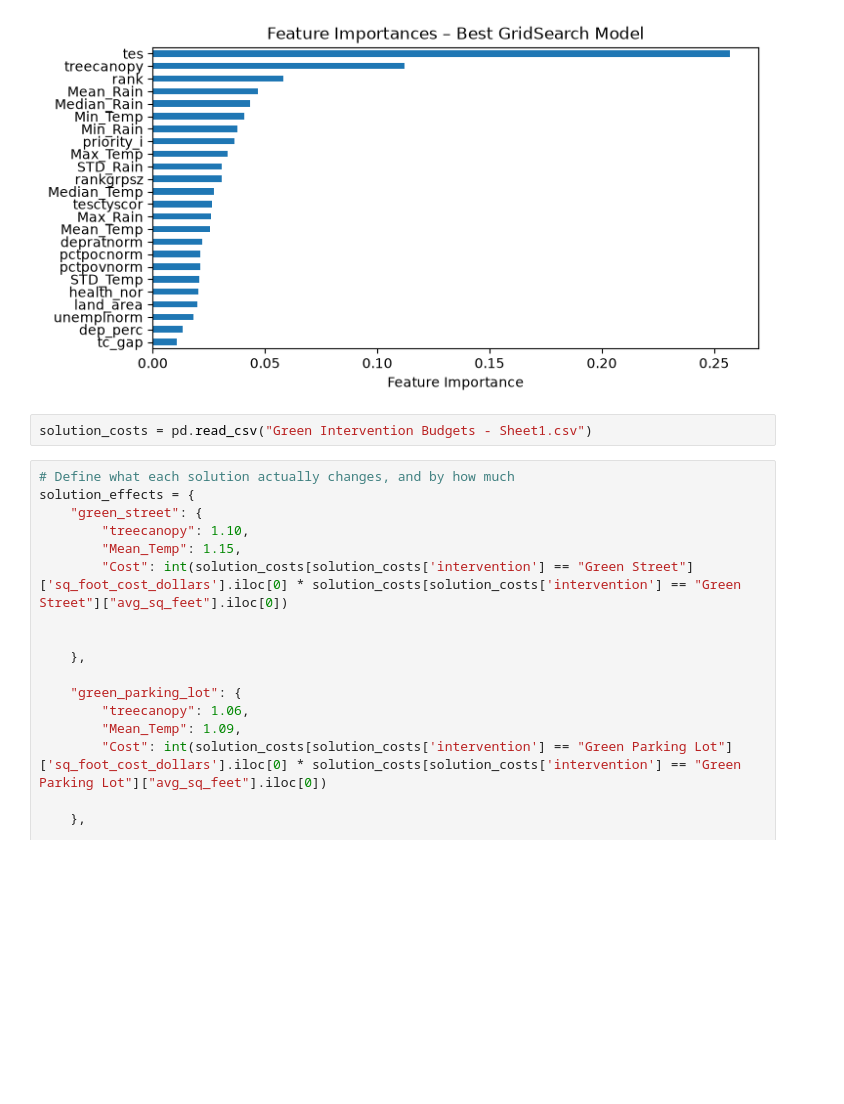
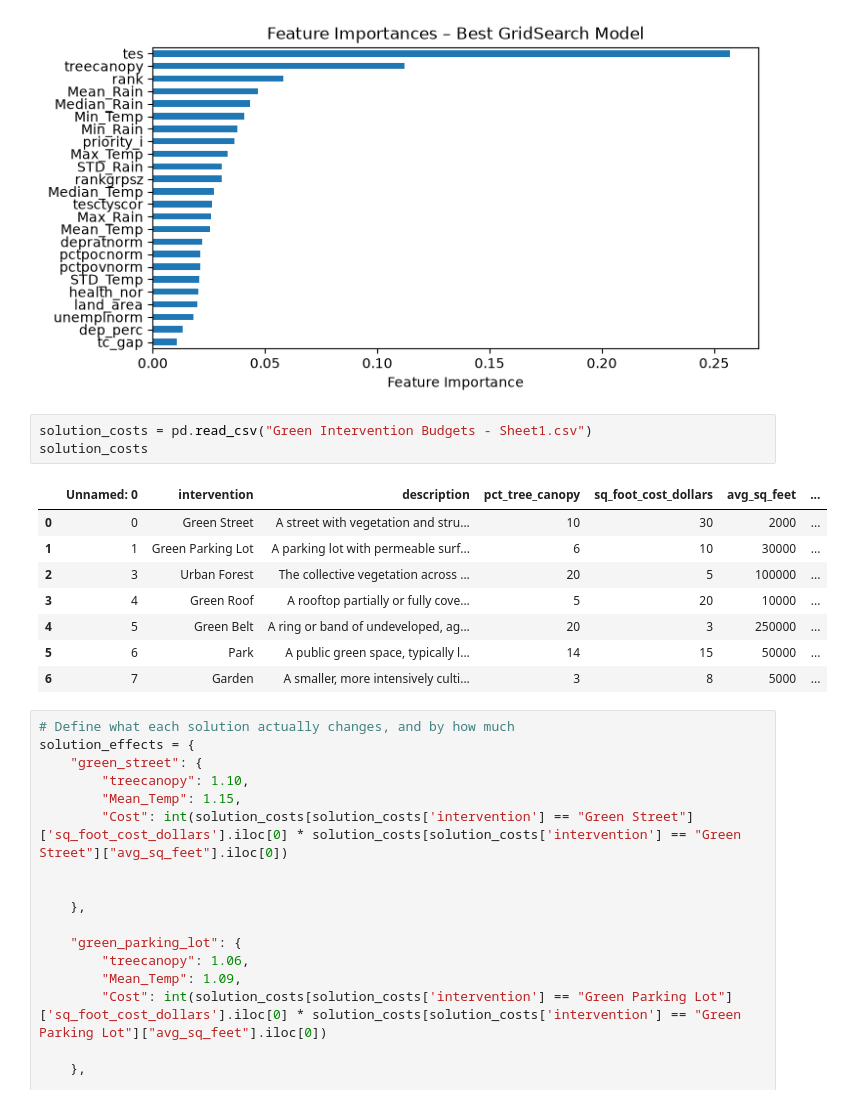
Before and after one commit to mihikag-tech/UTD-Deep-Dive-AI-Project, a Jupyter notebook: FinalOptimizer.ipynb, the cells around one changed output. Cells and saved outputs as stored; diff of their text form; blank space fills up the shorter version.

```diff
--- a/FinalOptimizer.ipynb
+++ b/FinalOptimizer.ipynb
@@ -58,6 +58,16 @@ plt.show()
 [figure]
 # %%
 solution_costs = pd.read_csv("Green Intervention Budgets - Sheet1.csv")
+solution_costs
+# %% [output]
+|  | Unnamed: 0 | intervention | description | pct_tree_canopy | sq_foot_cost_dollars | avg_sq_feet | ... |
+| 0 | 0 | Green Street | A street with vegetation and stru... | 10 | 30 | 2000 | ... |
+| 1 | 1 | Green Parking Lot | A parking lot with permeable surf... | 6 | 10 | 30000 | ... |
+| 2 | 3 | Urban Forest | The collective vegetation across ... | 20 | 5 | 100000 | ... |
+| 3 | 4 | Green Roof | A rooftop partially or fully cove... | 5 | 20 | 10000 | ... |
+| 4 | 5 | Green Belt | A ring or band of undeveloped, ag... | 20 | 3 | 250000 | ... |
+| 5 | 6 | Park | A public green space, typically l... | 14 | 15 | 50000 | ... |
+| 6 | 7 | Garden | A smaller, more intensively culti... | 3 | 8 | 5000 | ... |
 # %%
 # Define what each solution actually changes, and by how much
 solution_effects = {
```
Also changed, not shown: parts of 5 cells of this notebook.
